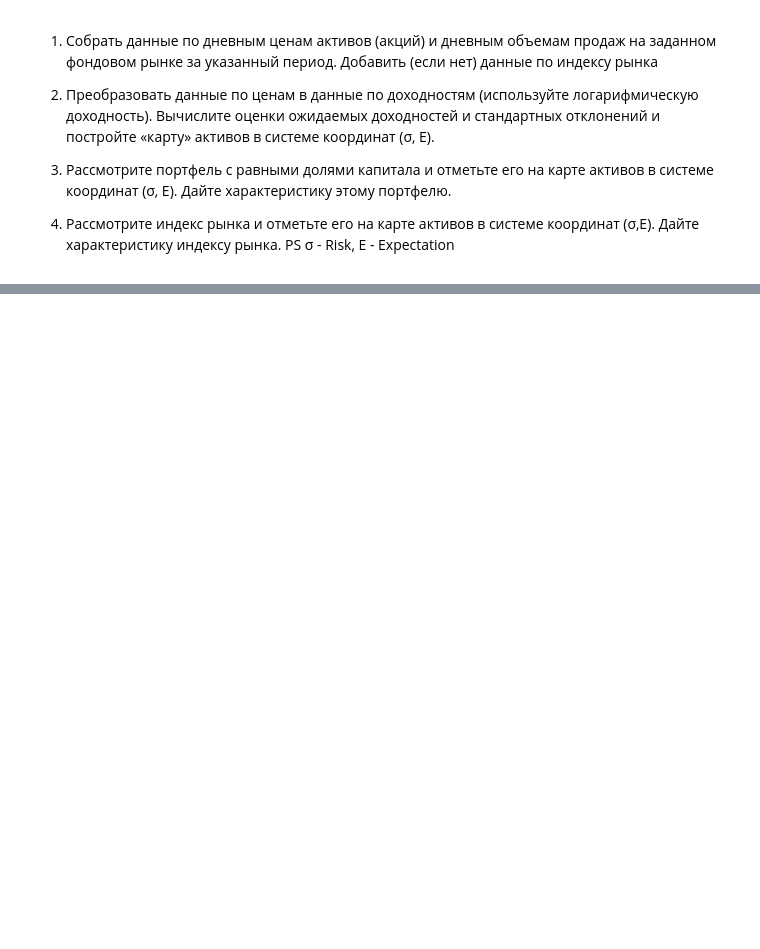
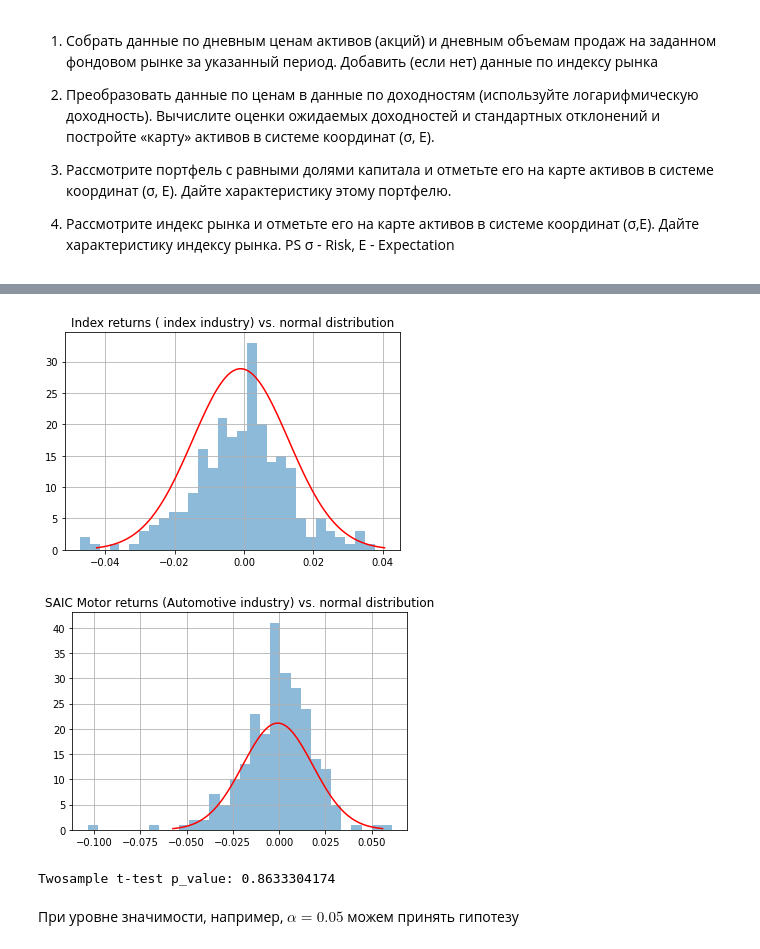
Before and after one commit to CodeSopranos/lab-1-financial-operations, a Jupyter notebook: main.ipynb, the cells around one changed output, grey strips where cells are left out. Saved outputs shown, nothing was run; the diff lists cells and outputs as text; code cells hidden in the pictures; blank space fills up the shorter version.

```diff
--- a/main.ipynb
+++ b/main.ipynb
@@ -108,0 +248,6 @@ for label in stocks_names:
+# %%
+true_mu = 0
+n = 1
+x = stocks[stocks_names[n]]['Log_R'] # 'Automotive/SAIC Motor'
+onesample_results = scipy.stats.ttest_1samp(x, true_mu, nan_policy='omit')
+print("Onesample t-test p_value: {:.10f}".format(onesample_results[1]))
@@ -108,0 +263,19 @@ for label in stocks_names:
+# %%
+for label in [' index/Index', stocks_names[n]]:
+    plot_R_vs_Norm_distribution(label)
+# %% [output]
+[figure, added]
+[figure, added]
+# %%
+
+
+index = stocks[' index/Index']['Log_R']
+x = stocks[stocks_names[n]]['Log_R']
+twosample_results = scipy.stats.ttest_ind(x, index,
+                                          nan_policy='omit')
+print("Twosample t-test p_value: {:.10f}".format(twosample_results[1]))
+# %% [output]
+Twosample t-test p_value: 0.8633304174
+# %% [markdown]
+
+При уровне значимости, например, $\alpha = 0.05$ можем принять гипотезу
```
Also changed, not shown: parts of 22 cells of this notebook, 1 other file.
